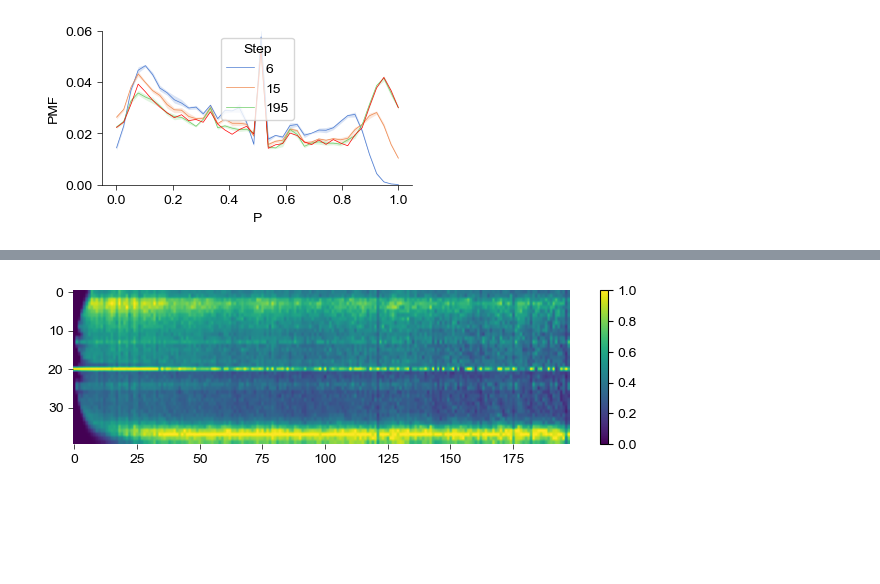
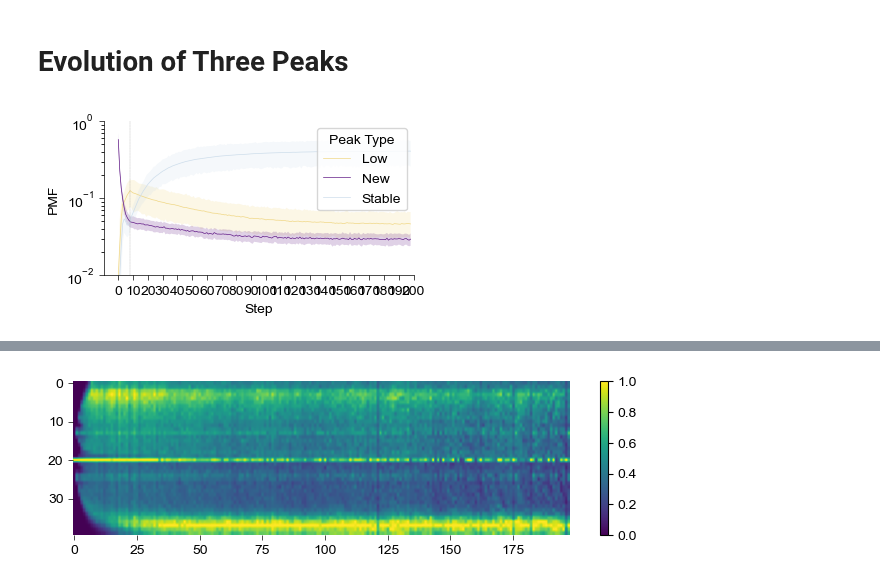
Before and after one commit to YAO-Shuyang/PlotFigures, a Jupyter notebook: Field Analysis/Fig0344 - Convergent Dynamics.ipynb, the cells around one changed output, grey strips where cells are left out. Drawn from its saved outputs; the diff is of its cells as text; code cells hidden in the pictures; blank space fills up the shorter version.

```diff
--- a/Field Analysis/Fig0344 - Convergent Dynamics.ipynb
+++ b/Field Analysis/Fig0344 - Convergent Dynamics.ipynb
@@ -78,33 +161,47 @@ Using device: cuda
+# %% [markdown]
+# Evolution of Three Peaks
+# %%
+n_steps = np.max(Data['Step']) + 1
+
+res = {"Step": [], "PMF": [], "Peak Type": []}
+line = np.zeros((n_steps, 3))
+for j in np.unique(Data['Iteration']):
+    for i in range(0, n_steps):
+        idx1 = np.where((Data['Iteration'] == j)&(Data['Step'] == i)&(Data['P'] <= 0.2))[0]
+        idx2 = np.where((Data['Iteration'] == j)&(Data['Step'] == i)&(Data['P'] < 0.6)&(Data['P'] >= 0.4))[0]
+        idx3 = np.where((Data['Iteration'] == j)&(Data['Step'] == i)&(Data['P'] >= 0.8))[0]
+        a = np.max(Data['PMF'][idx1])
+        b = np.max(Data['PMF'][idx2])
+        c = np.max(Data['PMF'][idx3])
+        res['Step'].append(np.repeat(i, 3))
+        res['PMF'].append(np.array([a, b, c]))
+        res['Peak Type'].append(np.array(["Low", "New", "Stable"]))
+
+for k in res.keys():
+    res[k] = np.concatenate(res[k])
+# %%
+fig = plt.figure(figsize = (4, 2))
+res['PMF'] = np.clip(res['PMF'], 0.01, 1)
+ax = Clear_Axes(plt.axes(), ifxticks=True, ifyticks=True, close_spines=['top', 'right'])
+sns.lineplot(
+    x="Step",
+    y="PMF",
+    data=res,
+    hue="Peak Type",
+    ax=ax,
+    palette=['#F0D785', '#601986', '#CDDDEB'],
+    linewidth=0.5,
+    err_kws={"edgecolor": None}
+)
+ax.axvline(8, color='k', linewidth=0.1, ls='--')
+ax.set_ylim(0.01, 1)
+ax.set_xlim(-10, 200)
+plt.semilogy()
+ax.set_xticks(np.linspace(0, 200, 21))
+plt.savefig(join(loc, "Peak Change with steps.png"), dpi=600)
+plt.savefig(join(loc, "Peak Change with steps.svg"), dpi=600)
+# %% [output]
+[figure, added]
 # %%
 with open(join(figdata, code_id, "SFER General [1000 Sessions].pkl"), 'rb') as handle:
     predicted_prob, simu_reg, simu_identity = pickle.load(handle)
-# %%
-mat = np.zeros((40, 998), np.float64)
-for i in range(998):
-    mat[:, i] = np.histogram(
-        predicted_prob[np.where(np.isnan(predicted_prob[:, i]) == False)[0], i],
-        range=(0, 1),
-        bins=40,
-        density=True
-    )[0]
-idx = np.where(np.isin(Data['Step'], [6, 15, 195]))[0]
-SubData = SubDict(Data, Data.keys(), idx)
-fig = plt.figure(figsize = (4, 2))
-ax = Clear_Axes(plt.axes(), ifxticks=True, ifyticks=True, close_spines=['top', 'right'])
-sns.lineplot(
-    x="P",
-    y="PMF",
-    hue="Step",
-    data=SubData,
-    ax=ax,
-    linewidth=0.5,
-    err_kws={"linewidth": 0},
-    palette="muted",
-)
-ax.plot(np.linspace(0, 1, 40), mat[:, -1]/np.sum(mat[:, -1]), linewidth = 0.5, color = 'r')
-ax.set_ylim(0, 0.06)
-plt.savefig(join(loc, 'P distribution evolution.png') , dpi = 600)
-plt.savefig(join(loc, 'P distribution evolution.svg') , dpi = 600)
-plt.show()
-# %% [output]
-[figure, removed]
```
Also changed, not shown: parts of 7 cells of this notebook, 13 other files.
